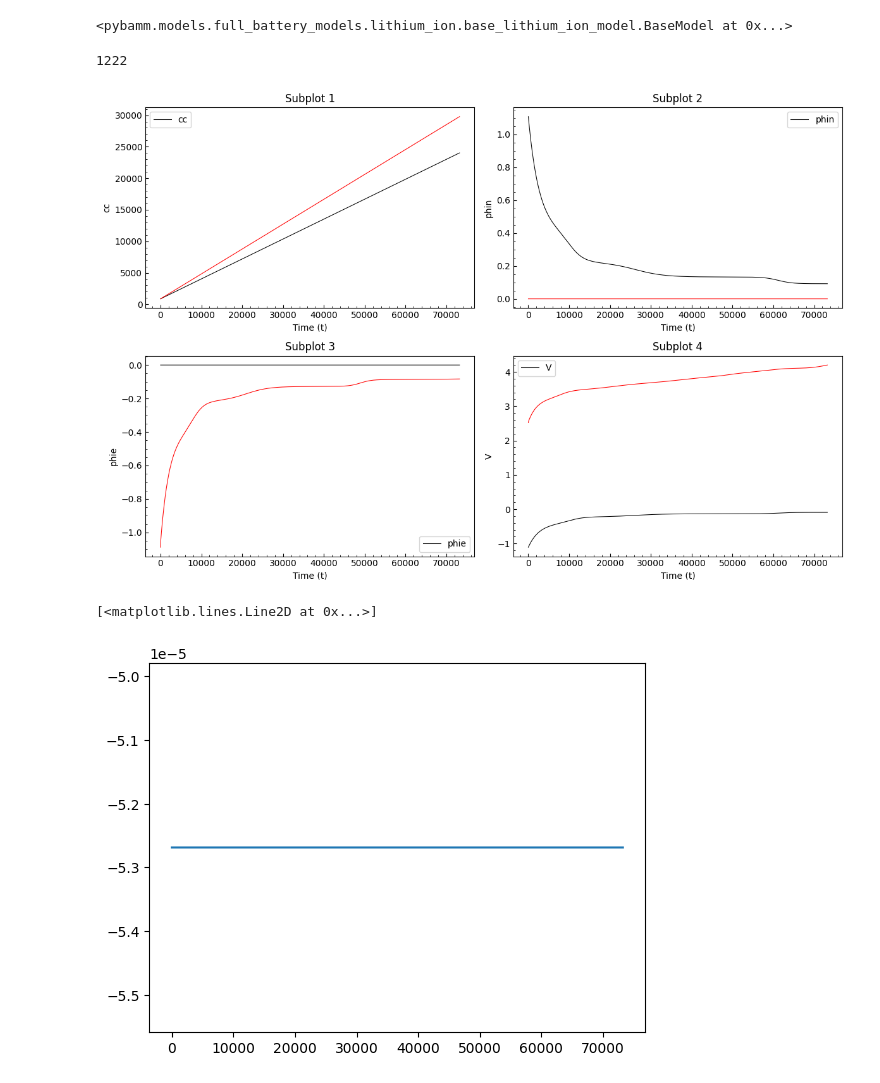
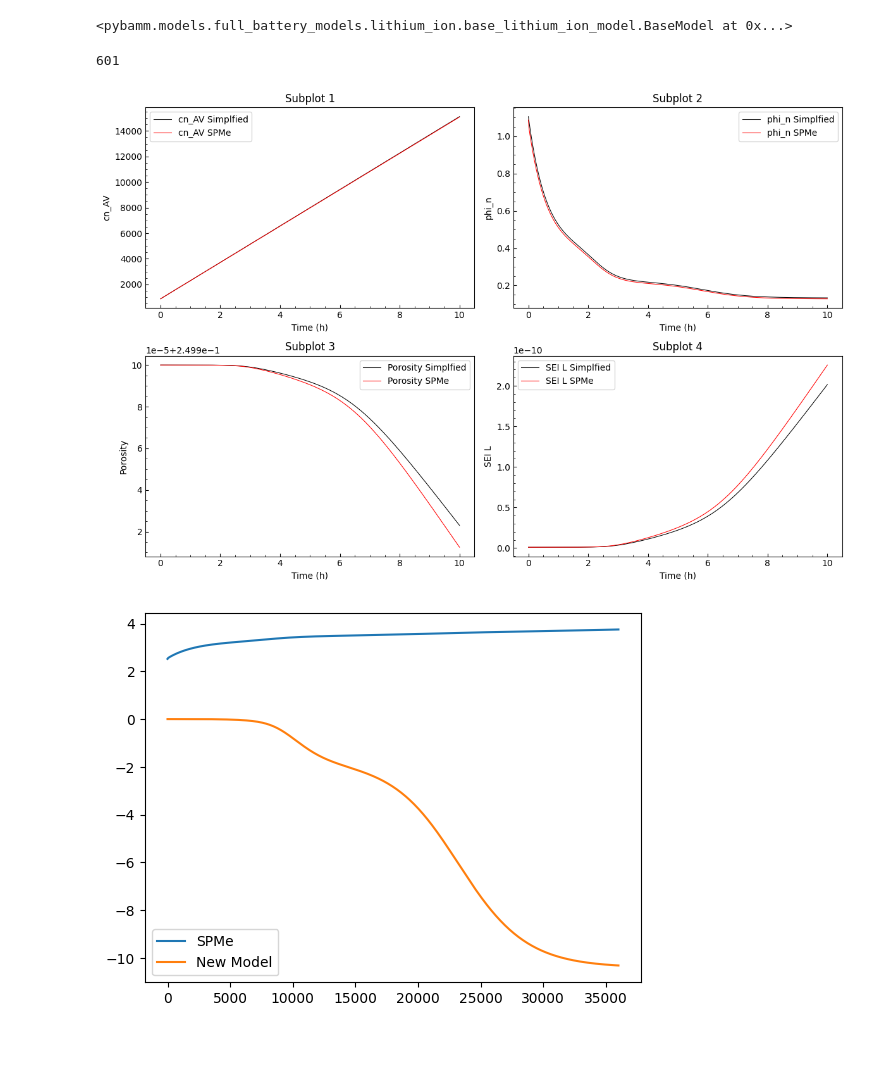
Before and after one commit to brosaplanella/formation, a Jupyter notebook: simplified_SEI_Model2.ipynb, the cells around one changed output. Cells and saved outputs as stored; diff of their text form; code cells hidden in the pictures; blank space fills up the shorter version.

```diff
--- a/simplified_SEI_Model2.ipynb
+++ b/simplified_SEI_Model2.ipynb
@@ -143,8 +150,8 @@ model.variables = {
 }
 # %%
 
-model.algebraic = {
+model_simplified.algebraic = {
   phi_n: phi_n -  Un(cn_av/c_n_max),
-  phi_e_n: phi_e_n - I_app/(2.0*sigma_e*B*L_n)*x_n*x_n,
-  L_SEI: L_SEI - L_SEI_0-1/an*(E_n-E_init),
+  phi_e_n: phi_e_n + I_app/(2.0*sigma_e*B*L_n)*x_n*x_n,
+  L_SEI: L_SEI - L_SEI_0 + 1/an*(E_n-E_init),
   }
@@ -157,9 +160,9 @@ dcndt = -3/(an*R_n*F)*(I_app/L_n - J_SR_AV)
 dEndt=M_SEI/(n_SEI*rho_SEI*F)*J_SR_AV
 # %%
-model.rhs = {cn_av: dcndt, E_n: dEndt}
+model_simplified.rhs = {cn_av: dcndt, E_n: dEndt}
 # %%
 
-model.initial_conditions = {
+model_simplified.initial_conditions = {
     phi_n: Un(cn0/c_n_max),
     phi_e_n: 0,
     L_SEI: L_SEI_0,
@@ -244,24 +253,26 @@ sol_SPMe.append(solutions_SPMe[0]["Voltage [V]"].entries)
 t=solutions_SPMe[0]["Time [s]"].entries
 # %%
 # solver = pybamm.CasadiSolver()
-n=5000
 solver = pybamm.IDAKLUSolver()
 # t = np.linspace(0, 50000, n)
-sim=pybamm.Simulation(model, parameter_values=param, solver=solver)
+sim_k=pybamm.Simulation(model_simplified, parameter_values=param_simplified, solver=solver)
     # sim = pybamm.Simulation(models[index],  experiment=exp, var_pts=var_pts,   solver=solver)
 
-solution =sim.solve(t)
+solution_simplified =sim_k.solve(t)
 # %%
 sol = []
-tt = solution.t
+tt = (solution_simplified.t/3600)
 print(np.size(tt))
-sol.append(solution["Concentration [mol.m-3]"].entries)
-sol.append(solution["Negative electrode potential [V]"].entries[0])
-sol.append(solution["Negative electrolyte potential [V]"].entries[0])
-sol.append(solution["Voltage [V]"].entries)
+sol.append(solution_simplified["Concentration [mol.m-3]"].entries)
+sol.append(solution_simplified["Negative electrode potential [V]"].entries[0])
+sol.append(solution_simplified["Negative electrode porosity"].entries[0])
+sol.append(solution_simplified["Thickness of SEI [m]"].entries[0])
 
 
-Label = ["cc", "phin", "phie", "V"]
+sol.append(solution_simplified["Voltage [V]"].entries)
+
+
+Label = ["cn_AV", "phi_n", "Porosity", "SEI L"]
 
 fig, axes = plt.subplots(2, 2, figsize=(12, 8))
 
@@ -272,18 +283,19 @@ for i in range(4):  # Loop through the data to plot in subplots
 
     ax.plot(tt,
             sol[i],
-            label=Label[i],
+            label=Label[i]+" Simplfied",
             linestyle="-",
             color="black",
             linewidth=0.75)
 
     ax.plot(tt,
             sol_SPMe[i],
+             label=Label[i]+" SPMe",
             linestyle="-",
             color="red",
             linewidth=0.75)
     ax.set_title("Subplot " + str(i+1))
-    ax.set_xlabel("Time (t)")
+    ax.set_xlabel("Time (h)")
     ax.set_ylabel(Label[i])
     ax.legend()
     ax.minorticks_on()
@@ -298,28 +310,30 @@ plt.tight_layout()
 # Show the plots
 plt.show()
 # %% [output]
-1222
+601
-[figure, old version]
+[figure, new version]
 # %%
 # # cc=solution["cn"]
 # # ee=solution["E_n"]
 # # plt.plot(t,cc)
-tt=solution.t
-cc=solution["Concentration [mol.m-3]"].entries
-phin=solution["Negative electrode potential [V]"].entries
-phie= solution["Negative electrolyte potential [V]"].entries
-v= solution["Voltage [V]"].entries
+tt=solution_simplified.t
+cc=solution_simplified["Concentration [mol.m-3]"].entries
+phin=solution_simplified["Negative electrode potential [V]"].entries
+phie= solution_simplified["Negative electrolyte potential [V]"].entries
+J_SEI= solution_simplified[ 'X-averaged negative electrode SEI interfacial current density [A.m-2]'].entries
 
 # En=solution["Concentration [mol.m-3]"].entries
 # # L_SEI=solution["Thickness of SEI [m]"].entries
 # # L_SEI: L_SEI_0-1/an*(En-E_init)
 # plt.plot(tt,cc)
 # v=phin - phie
 
 
-plt.plot(tt,phie[9,:])
+plt.plot(tt,sol_SPMe[4], label="SPMe")
+plt.plot(tt, J_SEI, label="New Model")
+plt.legend()
+plt.show()
 # # plt.plot(tt,L_SEI[0,:])
 # %% [output]
-[<matplotlib.lines.Line2D at 0x...>]
-[figure, old version]
+[figure, new version]
 # %%
```
Also changed, not shown: parts of 10 cells of this notebook.
